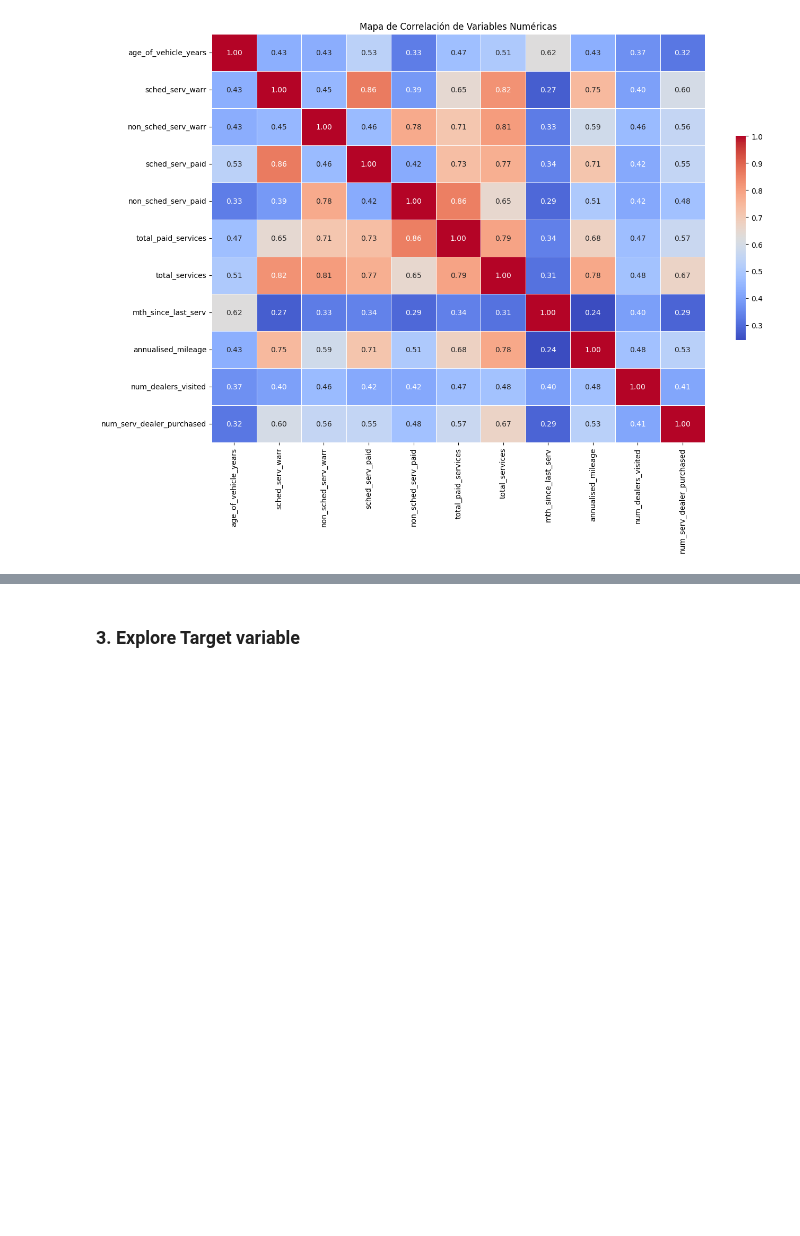
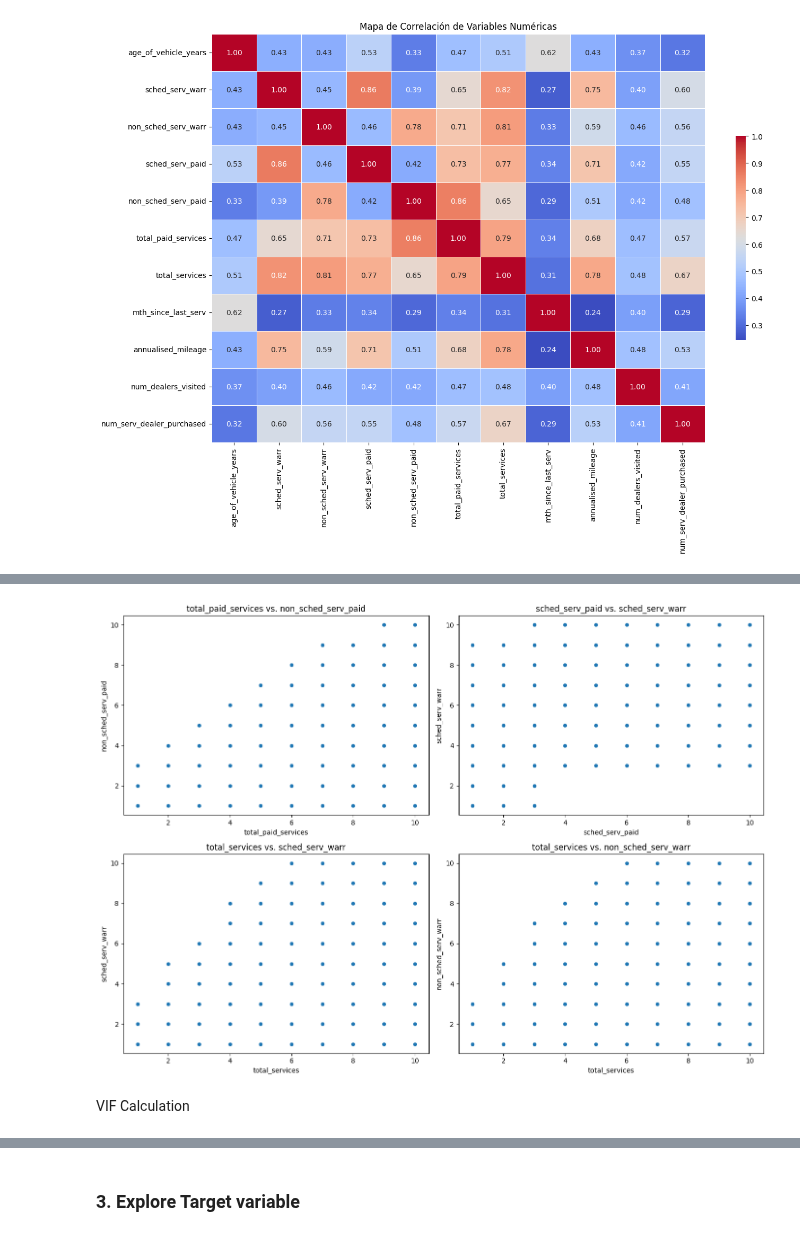
Before and after one commit to smonto43/UTS_MDSI, a Jupyter notebook: 36106MLAA/Assigment2/MLAA_Notebook_Template.ipynb, the cells around one changed output, grey strips where cells are left out. Saved outputs shown, nothing was run; the diff lists cells and outputs as text; code cells hidden in the pictures; blank space fills up the shorter version.

```diff
--- a/36106MLAA/Assigment2/MLAA_Notebook_Template.ipynb
+++ b/36106MLAA/Assigment2/MLAA_Notebook_Template.ipynb
@@ -205,0 +214,21 @@ plt.show()
+# %%
+fig, axs = plt.subplots(2, 2, figsize=(14, 10))
+
+sns.scatterplot(x='total_paid_services', y='non_sched_serv_paid', data=df, ax=axs[0, 0])
+axs[0, 0].set_title('total_paid_services vs. non_sched_serv_paid')
+
+sns.scatterplot(x='sched_serv_paid', y='sched_serv_warr', data=df, ax=axs[0, 1])
+axs[0, 1].set_title('sched_serv_paid vs. sched_serv_warr')
+
+sns.scatterplot(x='total_services', y='sched_serv_warr', data=df, ax=axs[1, 0])
+axs[1, 0].set_title('total_services vs. sched_serv_warr')
+
+sns.scatterplot(x='total_services', y='non_sched_serv_warr', data=df, ax=axs[1, 1])
+axs[1, 1].set_title('total_services vs. non_sched_serv_warr')
+
+plt.tight_layout()
+plt.show()
+# %% [output]
+[figure, added]
+# %% [markdown]
+VIF Calculation
```
Also changed, not shown: parts of 18 cells of this notebook.
